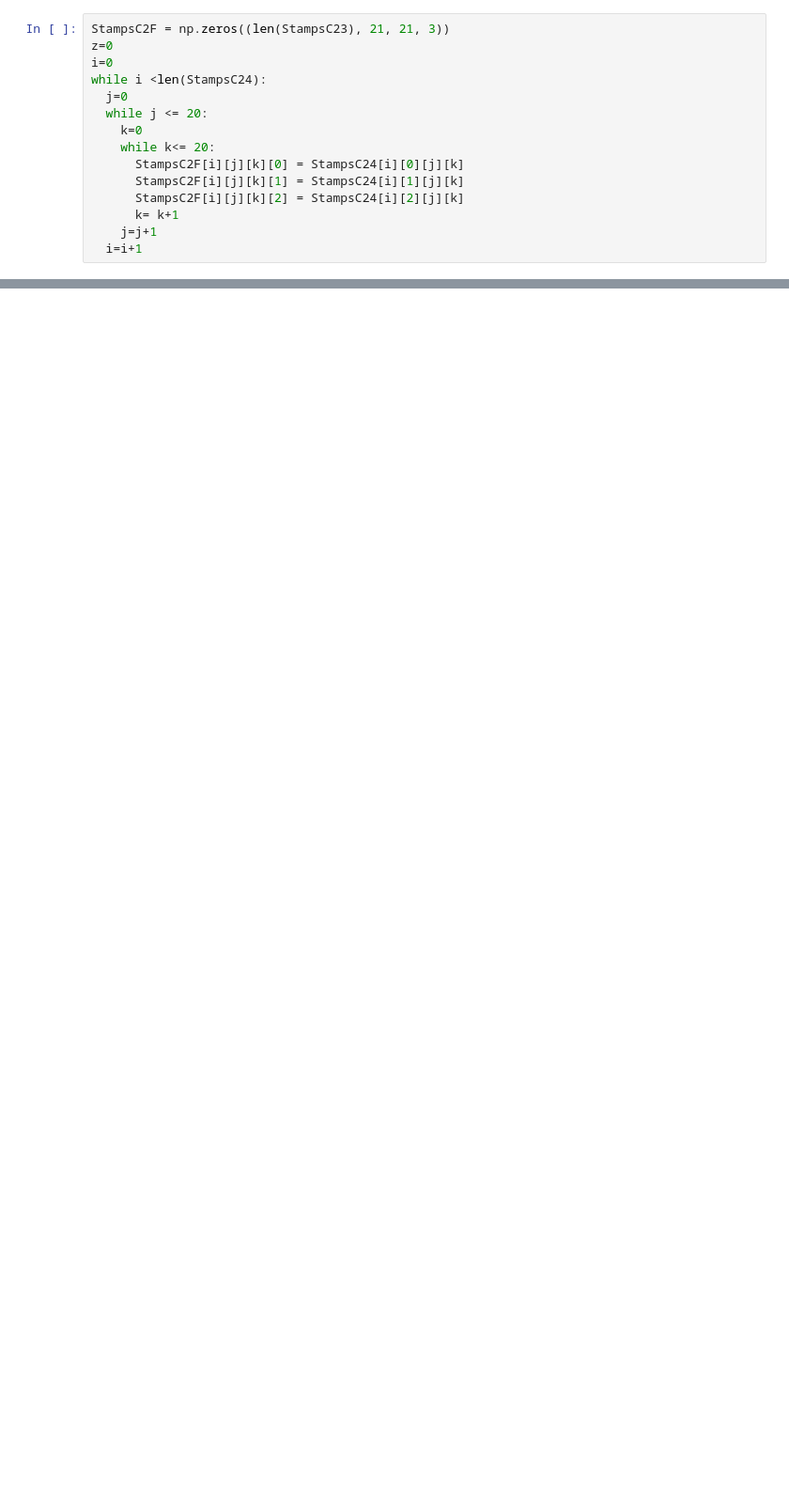
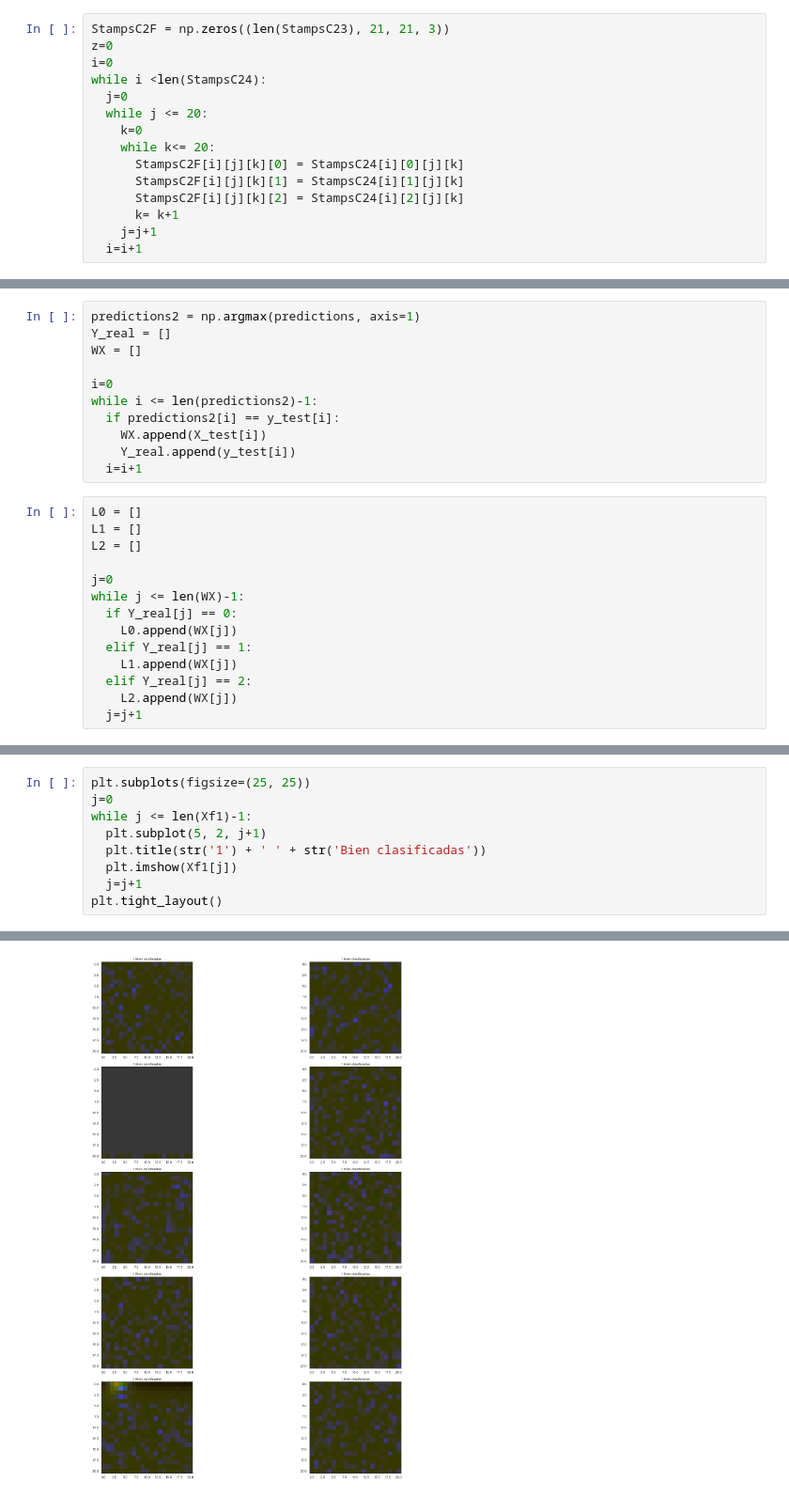
Before and after one commit to vecheto/Classifying-Asteroids, a Jupyter notebook: Exploratory.ipynb, the cells around one changed output, grey strips where cells are left out. Shown at 94% size. Saved outputs shown, nothing was run; the diff lists cells and outputs as text; blank space fills up the shorter version.

```diff
--- a/Exploratory.ipynb
+++ b/Exploratory.ipynb
@@ -788,0 +798,25 @@ WARNING: VerifyWarning: Keyword name 'STAMP_TYPE' is greater than 8 characters o
+# %%
+predictions2 = np.argmax(predictions, axis=1)
+Y_real = []
+WX = []
+
+i=0
+while i <= len(predictions2)-1:
+  if predictions2[i] == y_test[i]:
+    WX.append(X_test[i])
+    Y_real.append(y_test[i])
+  i=i+1
+# %%
+L0 = []
+L1 = []
+L2 = []
+
+j=0
+while j <= len(WX)-1:
+  if Y_real[j] == 0:
+    L0.append(WX[j])
+  elif Y_real[j] == 1:
+    L1.append(WX[j])
+  elif Y_real[j] == 2:
+    L2.append(WX[j])
+  j=j+1
@@ -788,0 +841,10 @@ WARNING: VerifyWarning: Keyword name 'STAMP_TYPE' is greater than 8 characters o
+# %%
+plt.subplots(figsize=(25, 25))
+j=0
+while j <= len(Xf1)-1:
+  plt.subplot(5, 2, j+1)
+  plt.title(str('1') + ' ' + str('Bien clasificadas'))
+  plt.imshow(Xf1[j])
+  j=j+1
+plt.tight_layout()
+# %% [output]
@@ -788,0 +861 @@ WARNING: VerifyWarning: Keyword name 'STAMP_TYPE' is greater than 8 characters o
+[figure, added]
```
Also changed, not shown: parts of 28 cells of this notebook.
